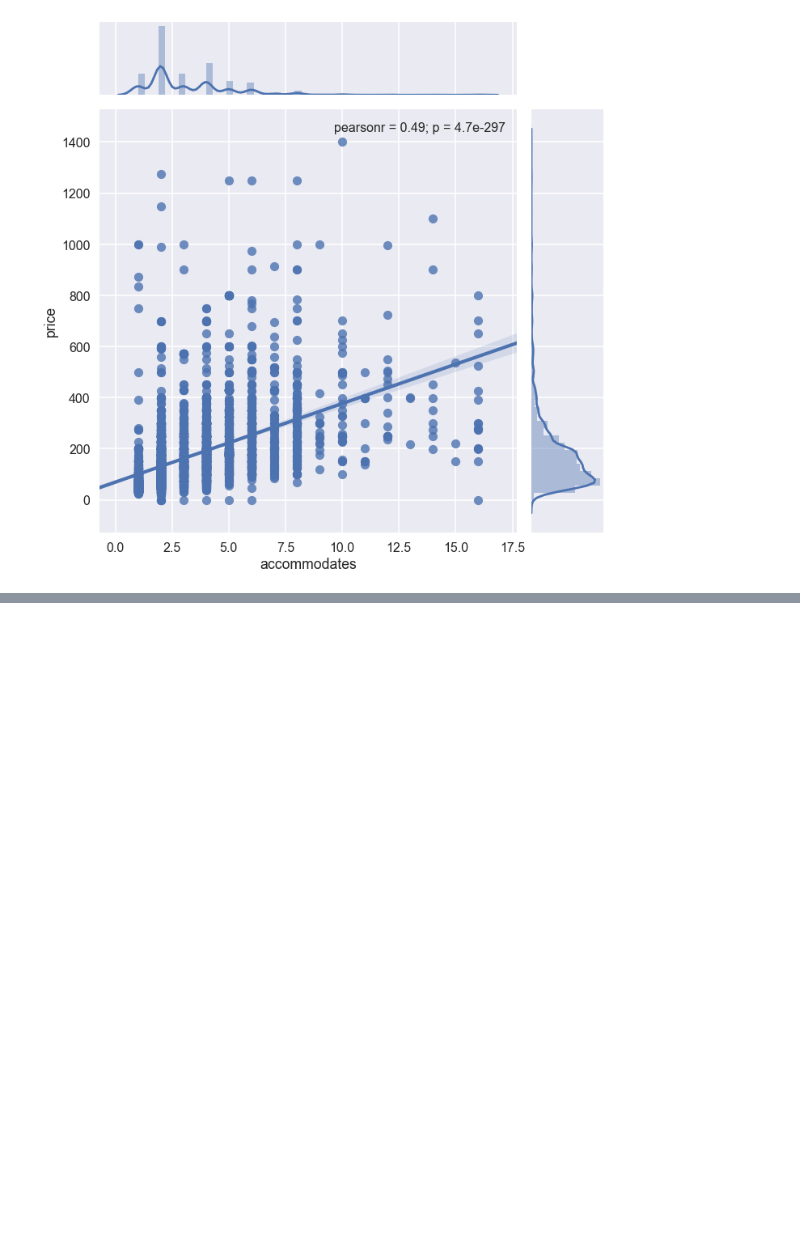
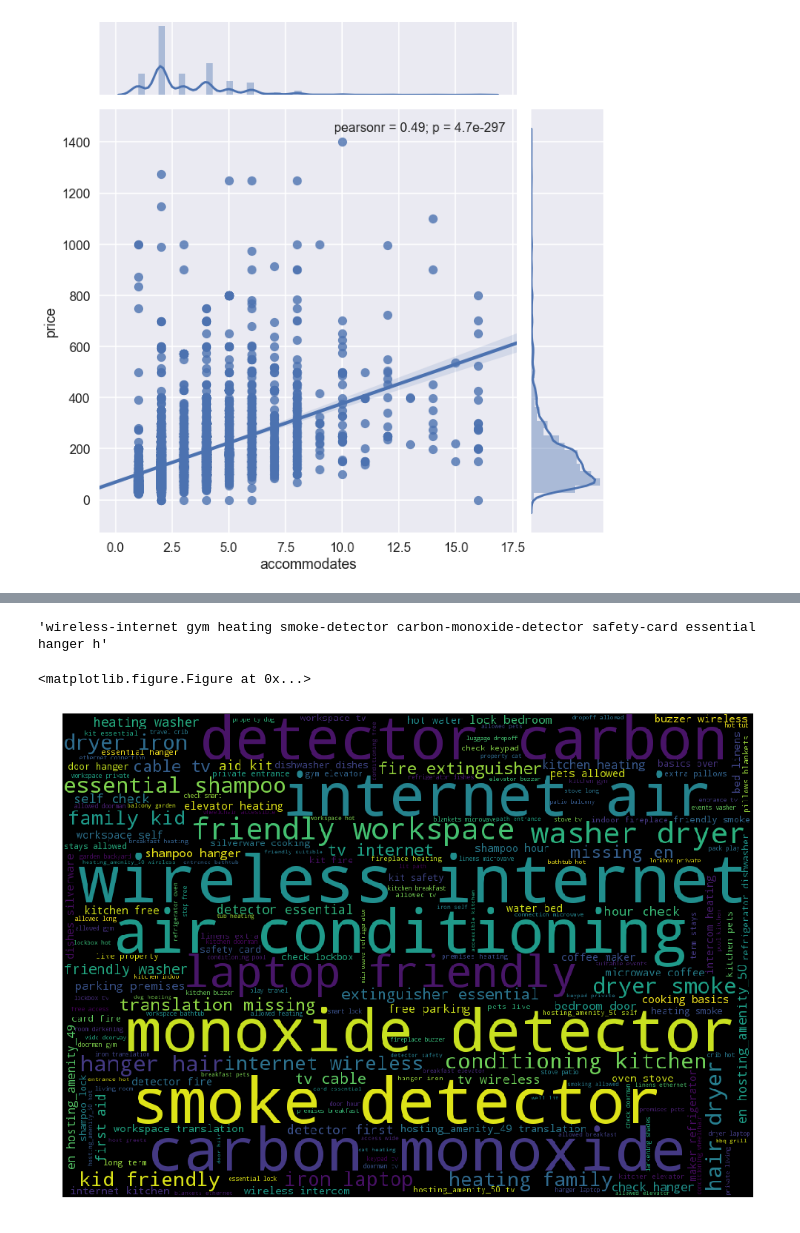
Before and after one commit to kzhang49/Hainan-Chicken, a Jupyter notebook: code/Airbnb_database.ipynb, the cells around one changed output, grey strips where cells are left out. Cells and saved outputs as stored; diff of their text form; code cells hidden in the pictures; blank space fills up the shorter version.

```diff
--- a/code/Airbnb_database.ipynb
+++ b/code/Airbnb_database.ipynb
@@ -569,3 +569,15 @@ sns.jointplot(x="accommodates", y="price", data=df, kind="reg", size = 10)
 <seaborn.axisgrid.JointGrid at 0x...>
 <matplotlib.figure.Figure at 0x...>
 [figure]
+# %%
+import pandas as pd
+import numpy as np
+cleansed = pd.read_csv('data/cleansed_listings.csv')
+# %%
+notnull = cleansed[pd.notnull(cleansed['amenities'])]
+amenities = notnull['amenities'].tolist()
+
+clean_amenities= []
+for word in amenities:
+    clean_amenities.append(word.replace('"', "").replace(' ',"-").strip("{}").split(","))
+clean_amenities
@@ -571,0 +602,35 @@ sns.jointplot(x="accommodates", y="price", data=df, kind="reg", size = 10)
+# %%
+from nltk.corpus import stopwords
+import string
+import nltk
+
+words=''
+for i in range(len(clean_amenities)):
+    for j in range(len(clean_amenities[i])):
+        words += clean_amenities[i][j] + ', '
+# print(words)
+
+string_punctuation = string.punctuation
+ignoreChar=['\r','\n','',' ',"'s"]
+nums=['0','1','2','3','4','5','6','7','8','9']
+summary_data=nltk.word_tokenize(words)
+words_only = [l.lower() for l in summary_data if l not in string_punctuation if l not in ignoreChar if l not in nums]
+filtered_data=[word for word in words_only if word not in stopwords.words('english')]
+wnl = nltk.WordNetLemmatizer()
+final_data=[wnl.lemmatize(data) for data in filtered_data]
+final_words=' '.join(final_data)
+final_words[:100]
+# %% [output]
+'wireless-internet gym heating smoke-detector carbon-monoxide-detector safety-card essential hanger h'
+# %%
+from wordcloud import WordCloud, STOPWORDS
+import matplotlib.pyplot as plt
+
+wordcloud = WordCloud(width = 1000, height = 700).generate(final_words)
+plt.figure(figsize=(18,12))
+plt.imshow(wordcloud)
+plt.axis("off")
+plt.show()
+# %% [output]
+<matplotlib.figure.Figure at 0x...>
+[figure, added]
```
Also changed, not shown: parts of 1 cell of this notebook.
